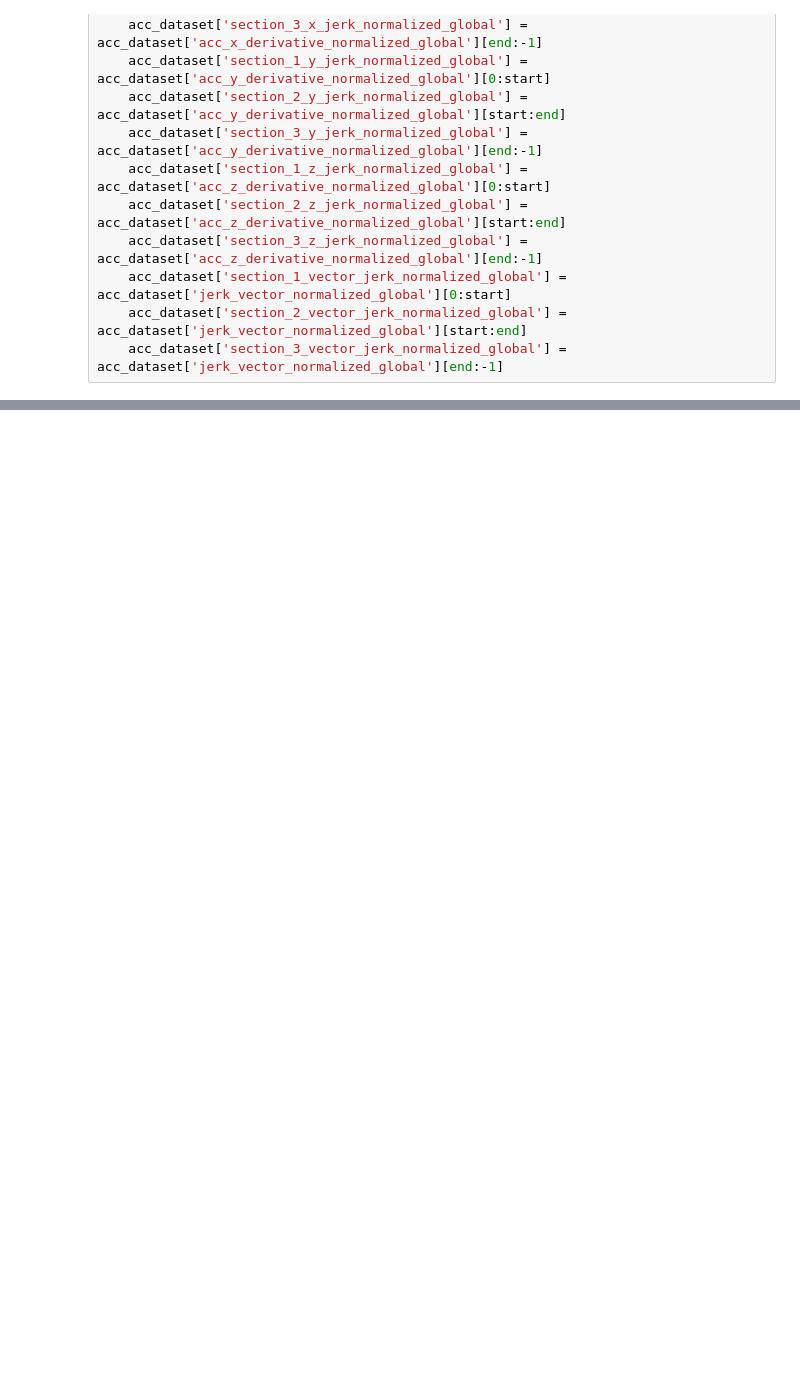
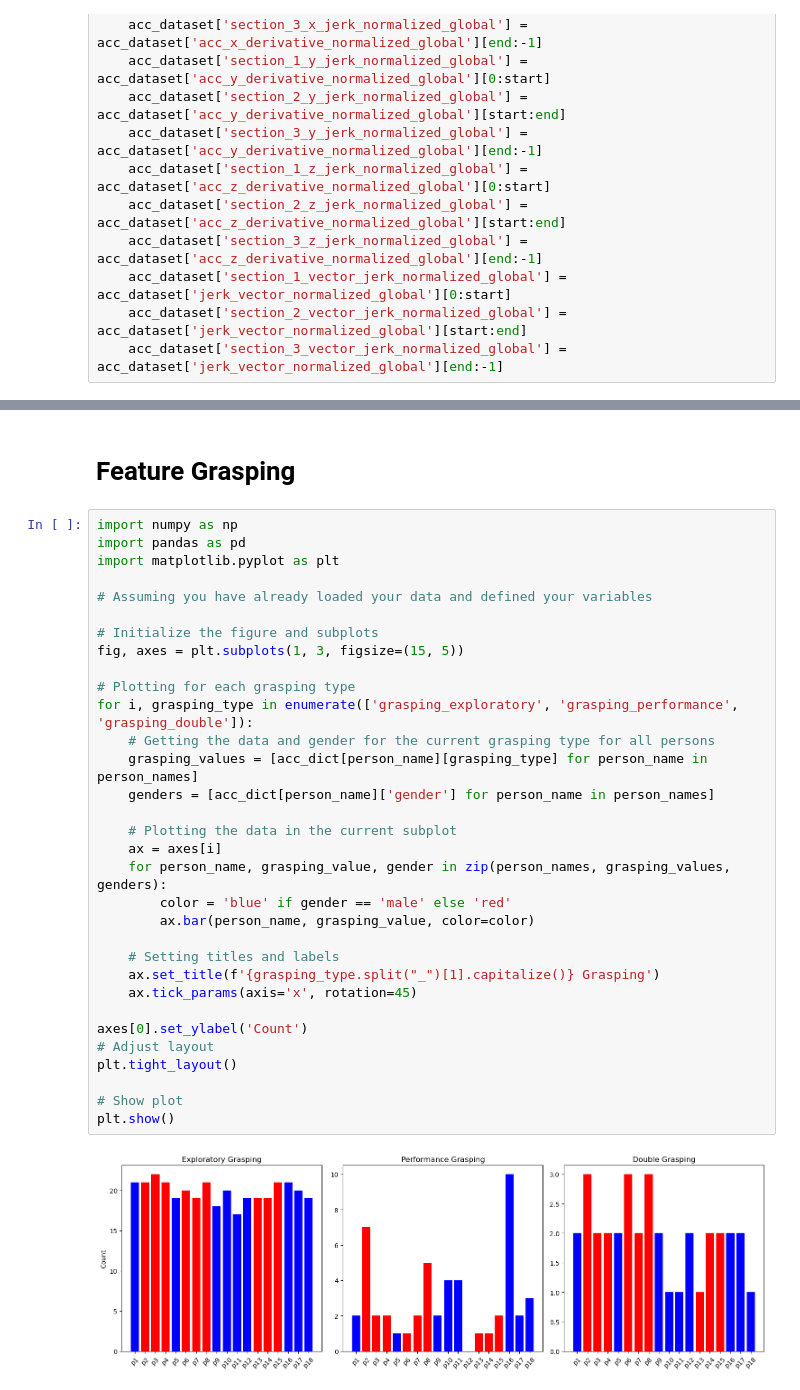
Before and after one commit to doertiboy/MasterStudy, a Jupyter notebook: FeatureExtraction.ipynb, the cells around one changed output, grey strips where cells are left out. Drawn from its saved outputs; the diff is of its cells as text; blank space fills up the shorter version.

```diff
--- a/FeatureExtraction.ipynb
+++ b/FeatureExtraction.ipynb
@@ -134,0 +165,36 @@ plt.show()
+# %% [markdown]
+# Feature Grasping
+# %%
+import numpy as np
+import pandas as pd
+import matplotlib.pyplot as plt
+
+# Assuming you have already loaded your data and defined your variables
+
+# Initialize the figure and subplots
+fig, axes = plt.subplots(1, 3, figsize=(15, 5))
+
+# Plotting for each grasping type
+for i, grasping_type in enumerate(['grasping_exploratory', 'grasping_performance', 'grasping_double']):
+    # Getting the data and gender for the current grasping type for all persons
+    grasping_values = [acc_dict[person_name][grasping_type] for person_name in person_names]
+    genders = [acc_dict[person_name]['gender'] for person_name in person_names]
+
+    # Plotting the data in the current subplot
+    ax = axes[i]
+    for person_name, grasping_value, gender in zip(person_names, grasping_values, genders):
+        color = 'blue' if gender == 'male' else 'red'
+        ax.bar(person_name, grasping_value, color=color)
+
+    # Setting titles and labels
+    ax.set_title(f'{grasping_type.split("_")[1].capitalize()} Grasping')
+    ax.tick_params(axis='x', rotation=45)
+
+axes[0].set_ylabel('Count')
+# Adjust layout
+plt.tight_layout()
+
+# Show plot
+plt.show()
+# %% [output]
+[figure, added]
```
Also changed, not shown: parts of 13 cells of this notebook, 9 other files.
